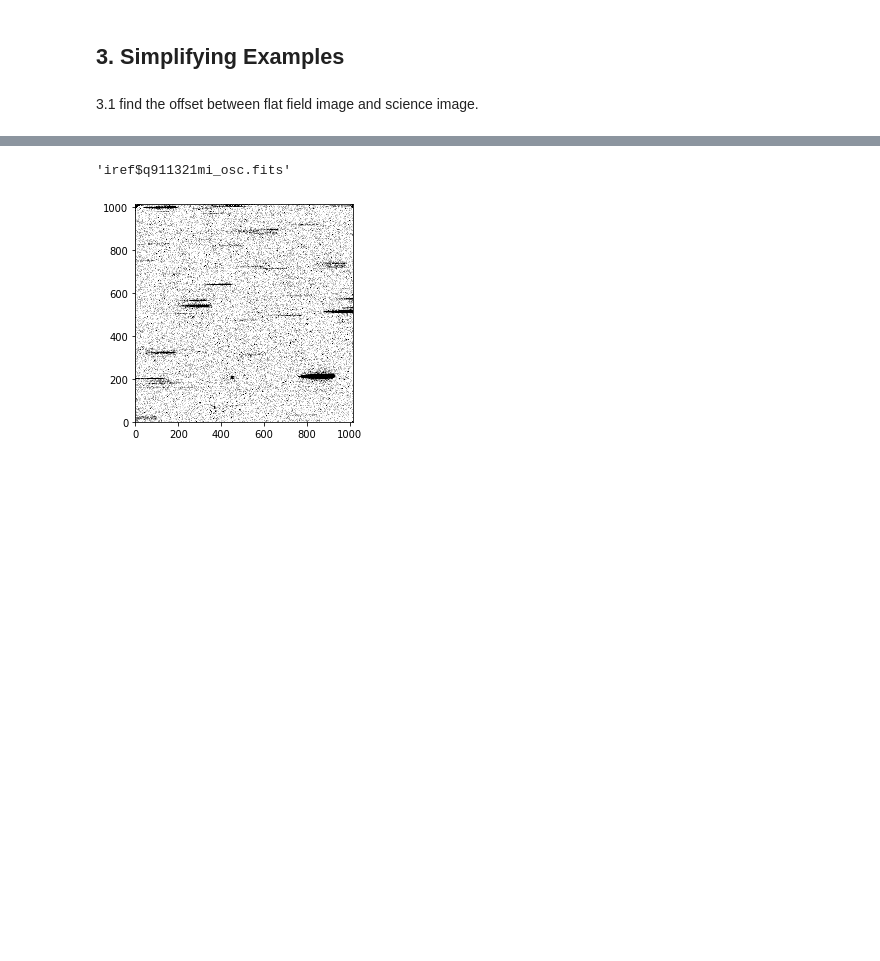
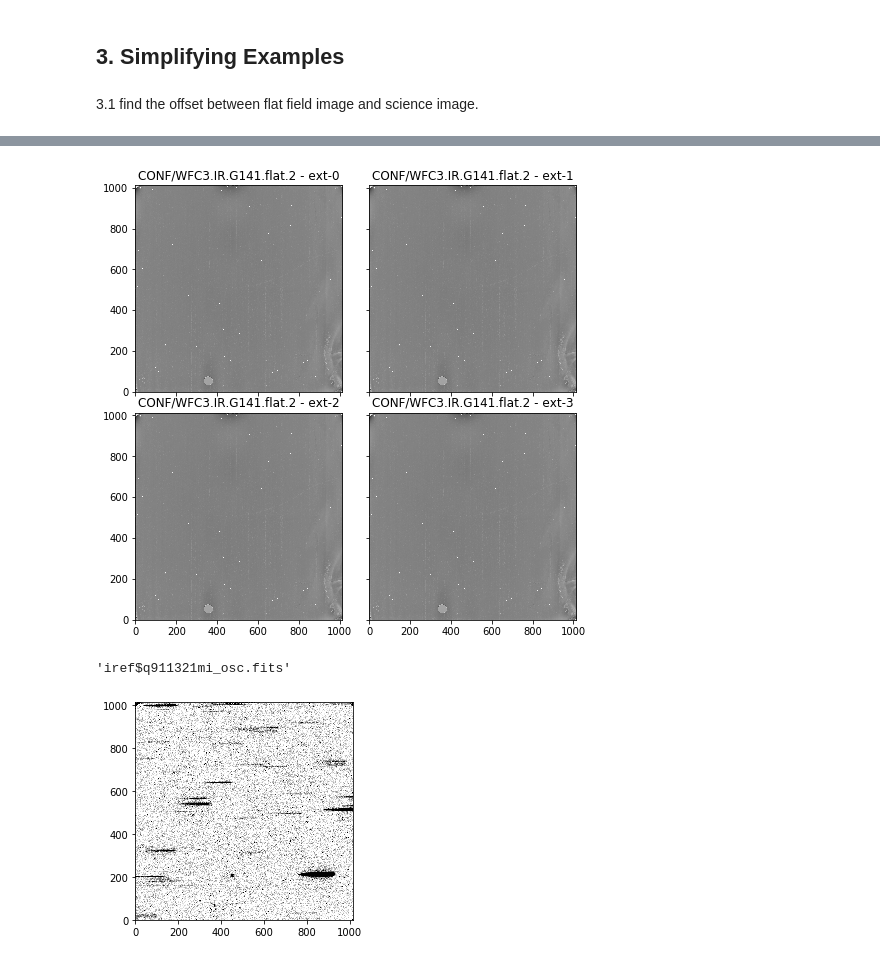
Before and after one commit to mehdirezaie/grism, a Jupyter notebook: notebooks/FlatField_ryan.ipynb, the cells around one changed output, grey strips where cells are left out. Cells and saved outputs as stored; diff of their text form; code cells hidden in the pictures; blank space fills up the shorter version.

```diff
--- a/notebooks/FlatField_ryan.ipynb
+++ b/notebooks/FlatField_ryan.ipynb
@@ -82,3 +98,13 @@ data
+# %%
+fig, ax = plt.subplots(ncols=2, nrows=2,
+                       figsize=(8, 8), sharex=True, sharey=True)
+fig.subplots_adjust(hspace=0.1, wspace=0.1)
+ax = ax.flatten()
+
+for i, axi in enumerate(ax):
+    flats[0].imshow(ax=axi, vmin=0, vmax=2, hold=True, title='CONF/WFC3.IR.G141.flat.2 - ext-%d'%i)
+# %% [output]
+[figure, added]
 # %%
 data.get_keyword('OSCNTAB')
 # %% [output]
```
Also changed, not shown: parts of 7 cells of this notebook, 1 other file.
